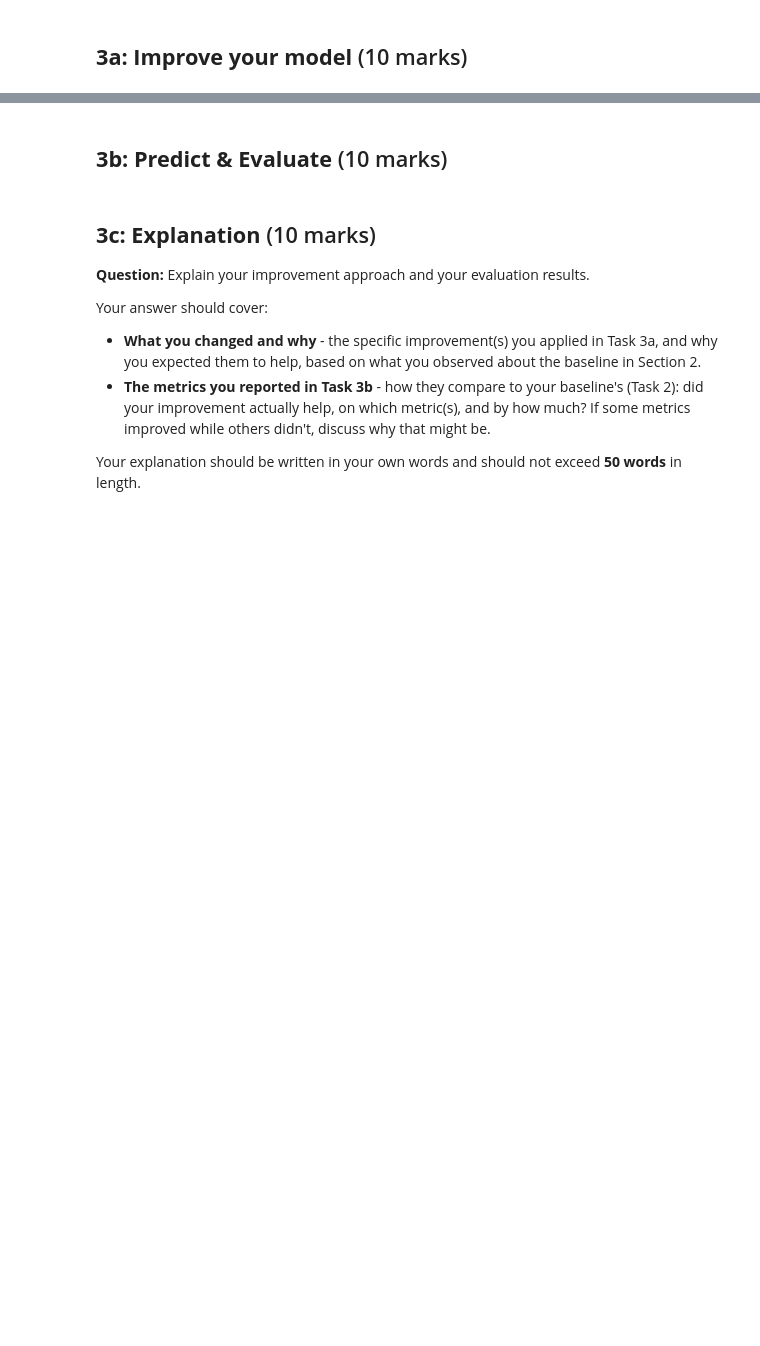
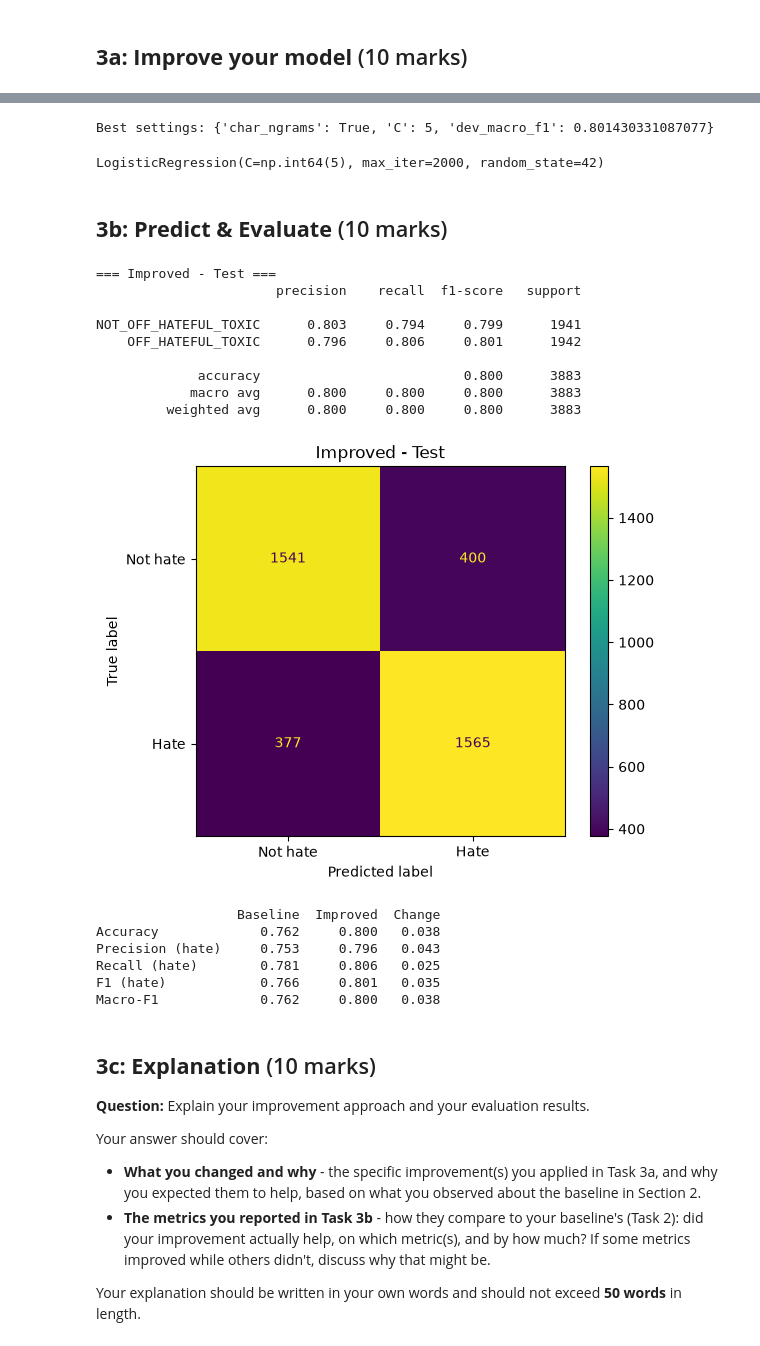
Before and after one commit to sdsheeljunior/nlp_assignments, a Jupyter notebook: CT5120 - Assignment 1.ipynb, the cells around one changed output, grey strips where cells are left out. Saved outputs shown, nothing was run; the diff lists cells and outputs as text; code cells hidden in the pictures; blank space fills up the shorter version.

```diff
--- a/CT5120 - Assignment 1.ipynb
+++ b/CT5120 - Assignment 1.ipynb
@@ -487,0 +532,14 @@ Your model works, now make it better. The catch: you must improve the **same mod
+# %%
+results = []
+features = {}
+for use_char in [False, True]:
+    features[use_char] = build_features(use_char)      # build once, reuse for every C
+    Xtr, Xdv, _ = features[use_char]
+    for C in [2, 5, 10, 20]:
+        model = LogisticRegression(C=C, max_iter=2000, random_state=42)
+        model.fit(Xtr, y_train)
+        results.append({"char_ngrams": use_char, "C": C,
+                        "dev_macro_f1": f1_score(y_val, model.predict(Xdv), average="macro")})
+# %%
+results_df = pd.DataFrame(results).sort_values("dev_macro_f1", ascending=False)
+print(results_df)
@@ -488,2 +556,13 @@ Your model works, now make it better. The catch: you must improve the **same mod
+# %%
+best = results_df.iloc[0]
+print("\nBest settings:", best.to_dict())
+# %% [output]
+Best settings: {'char_ngrams': True, 'C': 5, 'dev_macro_f1': 0.801430331087077}
+# %%
+X_train_b, X_val_b, X_test_b = features[best["char_ngrams"]]
+improved = LogisticRegression(C=best["C"], max_iter=2000, random_state=42)
+improved.fit(X_train_b, y_train)
+# %% [output]
+LogisticRegression(C=np.int64(5), max_iter=2000, random_state=42)
 # %% [markdown]
 ## **3b: Predict & Evaluate** (10 marks)
@@ -492,3 +569,26 @@ Your model works, now make it better. The catch: you must improve the **same mod
+# %%
+improved_test = evaluate(improved, X_test_b, y_test, "Improved - Test")
+
+comparison = pd.DataFrame({"Baseline": baseline_test, "Improved": improved_test}).round(3)
+comparison["Change"] = (comparison["Improved"] - comparison["Baseline"]).round(3)
+print(comparison)
+# %% [output]
+=== Improved - Test ===
+                       precision    recall  f1-score   support
+
+NOT_OFF_HATEFUL_TOXIC      0.803     0.794     0.799      1941
+    OFF_HATEFUL_TOXIC      0.796     0.806     0.801      1942
+
+             accuracy                          0.800      3883
+            macro avg      0.800     0.800     0.800      3883
+         weighted avg      0.800     0.800     0.800      3883
+[figure, added]
+                  Baseline  Improved  Change
+Accuracy             0.762     0.800   0.038
+Precision (hate)     0.753     0.796   0.043
+Recall (hate)        0.781     0.806   0.025
+F1 (hate)            0.766     0.801   0.035
+Macro-F1             0.762     0.800   0.038
 # %% [markdown]
 ## **3c: Explanation** (10 marks)
 
```
Also changed, not shown: parts of 16 cells of this notebook.
